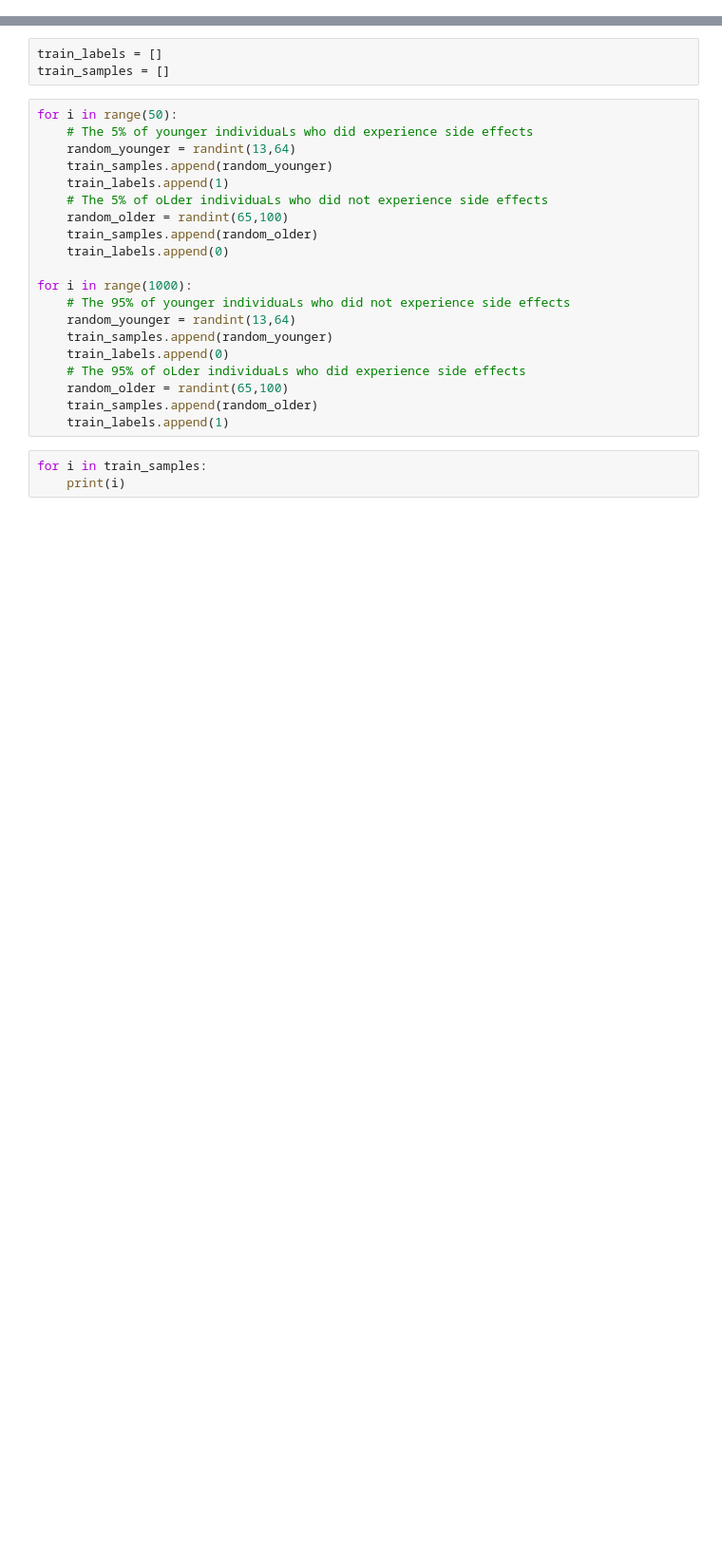
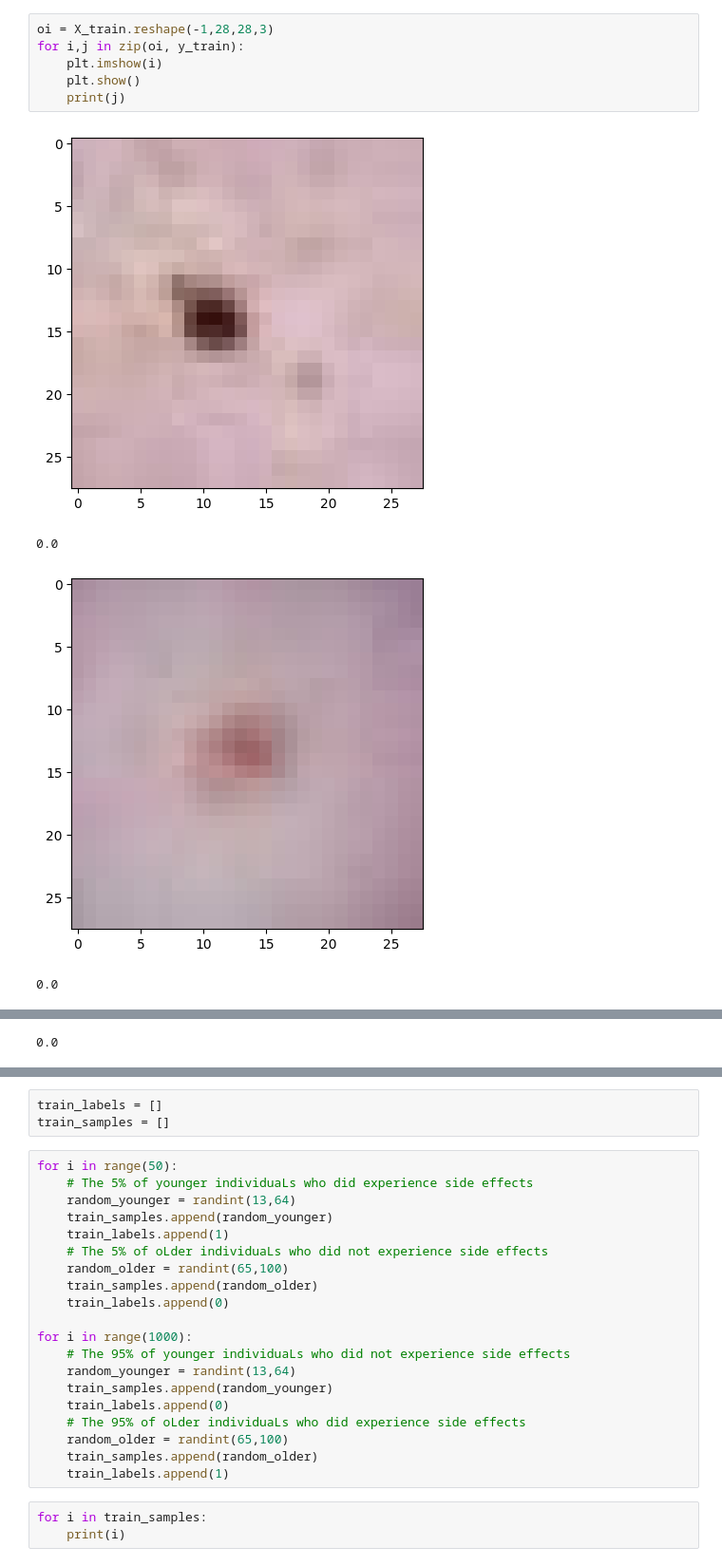
Before and after one commit to RodsCoimbra/AAut, a Jupyter notebook: Projeto2/Treino.ipynb, the cells around one changed output, grey strips where cells are left out. Shown at 95% size. Drawn from its saved outputs; the diff is of its cells as text; blank space fills up the shorter version.

```diff
--- a/Projeto2/Treino.ipynb
+++ b/Projeto2/Treino.ipynb
@@ -5,0 +25,11 @@ from sklearn.preprocessing import StandardScaler, MinMaxScaler
+# %%
+oi = X_train.reshape(-1,28,28,3)
+for i,j in zip(oi, y_train):
+    plt.imshow(i)
+    plt.show()
+    print(j)
+# %% [output]
+[figure, added]
+0.0
+[figure, added]
+0.0
@@ -5,0 +37 @@ from sklearn.preprocessing import StandardScaler, MinMaxScaler
+0.0
```
Also changed, not shown: parts of 9 cells of this notebook, 4 other files.
